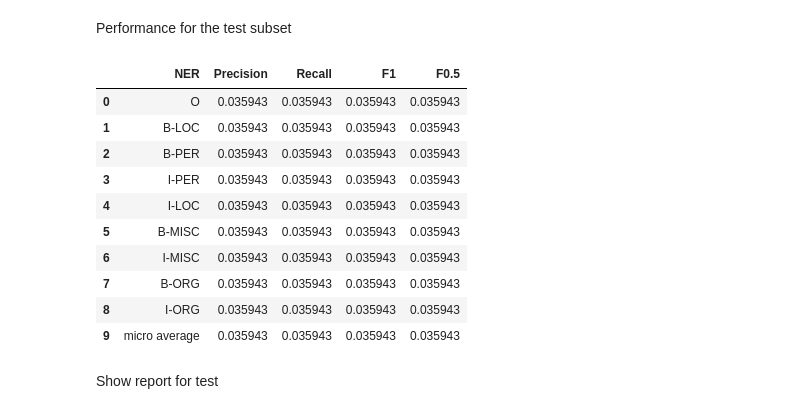
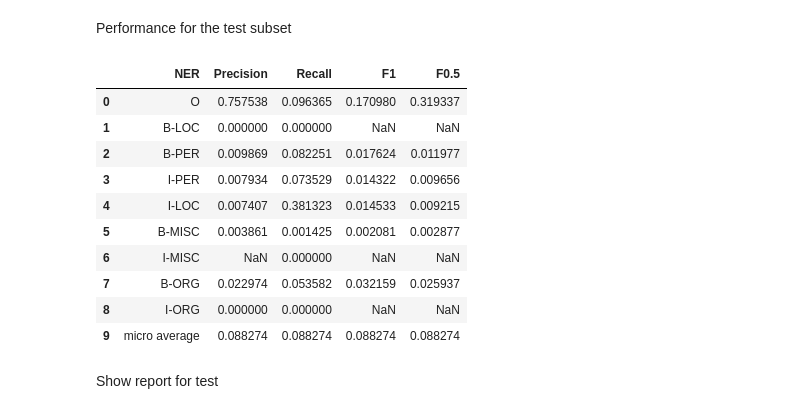
Before and after one commit to DmytroBabenko/Data-Science-NLP-DL-HW5, a Jupyter notebook: NER_detection_runner.ipynb, the cells around one changed output. Cells and saved outputs as stored; diff of their text form; code cells hidden in the pictures.

```diff
--- a/NER_detection_runner.ipynb
+++ b/NER_detection_runner.ipynb
@@ -267,23 +269,23 @@ Show report for test
 sentences_pred_scores_test = trainer.predict(test_features)
 # %%
 metric = Metric(ner_to_idx_dict)
-confusion_matrix_test_df = metric.calc_confusion_matrix(sentences_pred_scores_test, test_targets)
+precision_recall_f_test_df = metric.calc_confusion_matrix(sentences_pred_scores_test, test_targets)
 # %% [markdown]
 Performance for the test subset
-# %%
-confusion_matrix_test_df
-# %% [output]
-|  | NER | Precision | Recall | F1 | F0.5 |
-| 0 | O | 0.035943 | 0.035943 | 0.035943 | 0.035943 |
-| 1 | B-LOC | 0.035943 | 0.035943 | 0.035943 | 0.035943 |
-| 2 | B-PER | 0.035943 | 0.035943 | 0.035943 | 0.035943 |
-| 3 | I-PER | 0.035943 | 0.035943 | 0.035943 | 0.035943 |
-| 4 | I-LOC | 0.035943 | 0.035943 | 0.035943 | 0.035943 |
-| 5 | B-MISC | 0.035943 | 0.035943 | 0.035943 | 0.035943 |
-| 6 | I-MISC | 0.035943 | 0.035943 | 0.035943 | 0.035943 |
-| 7 | B-ORG | 0.035943 | 0.035943 | 0.035943 | 0.035943 |
-| 8 | I-ORG | 0.035943 | 0.035943 | 0.035943 | 0.035943 |
-| 9 | micro average | 0.035943 | 0.035943 | 0.035943 | 0.035943 |
+# %%
+precision_recall_f_test_df
+# %% [output]
+|  | NER | Precision | Recall | F1 | F0.5 |
+| 0 | O | 0.757538 | 0.096365 | 0.170980 | 0.319337 |
+| 1 | B-LOC | 0.000000 | 0.000000 | NaN | NaN |
+| 2 | B-PER | 0.009869 | 0.082251 | 0.017624 | 0.011977 |
+| 3 | I-PER | 0.007934 | 0.073529 | 0.014322 | 0.009656 |
+| 4 | I-LOC | 0.007407 | 0.381323 | 0.014533 | 0.009215 |
+| 5 | B-MISC | 0.003861 | 0.001425 | 0.002081 | 0.002877 |
+| 6 | I-MISC | NaN | 0.000000 | NaN | NaN |
+| 7 | B-ORG | 0.022974 | 0.053582 | 0.032159 | 0.025937 |
+| 8 | I-ORG | 0.000000 | 0.000000 | NaN | NaN |
+| 9 | micro average | 0.088274 | 0.088274 | 0.088274 | 0.088274 |
 # %% [markdown]
 Show report for test
 # %%
```
Also changed, not shown: parts of 16 cells of this notebook, 1 other file.
